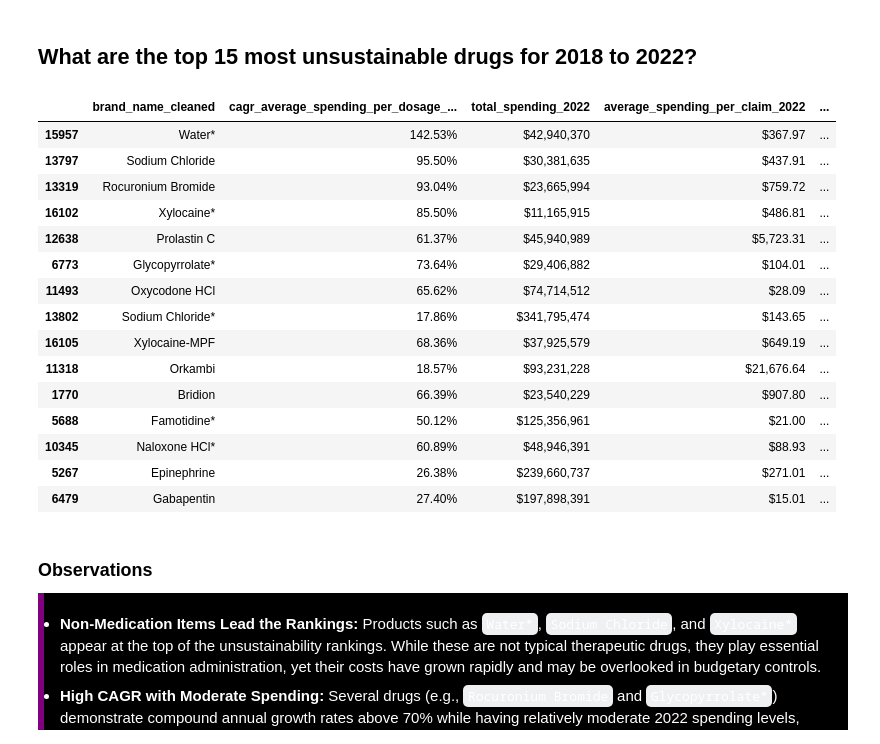
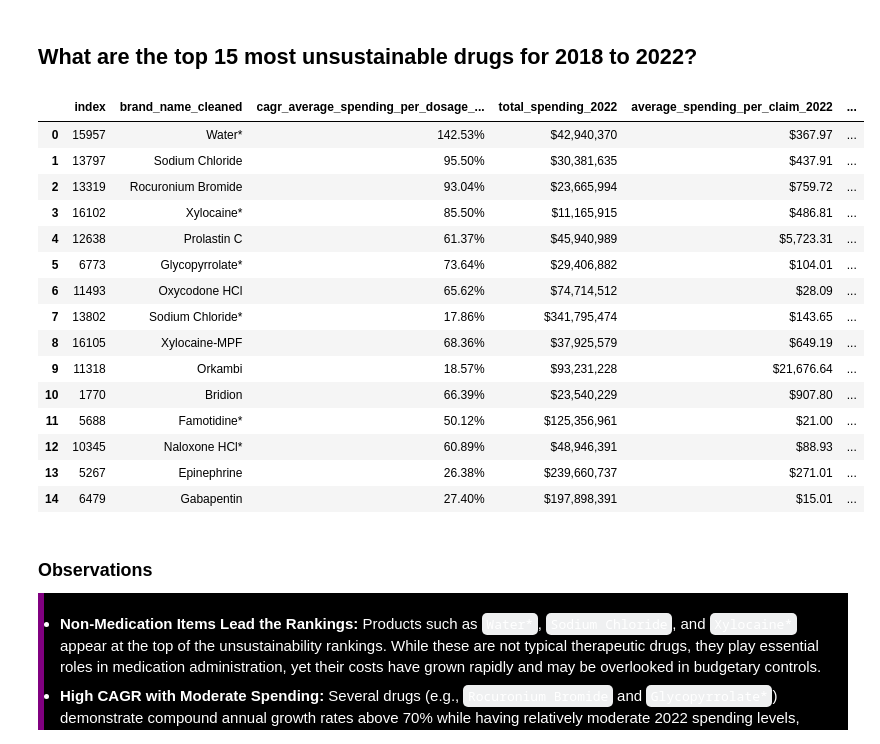
Before and after one commit to pypandalb/Medicaid_Project, a Jupyter notebook: medicaid_spending_visual_eda.ipynb, the cells around one changed output. Drawn from its saved outputs; the diff is of its cells as text; code cells hidden in the pictures.

```diff
--- a/medicaid_spending_visual_eda.ipynb
+++ b/medicaid_spending_visual_eda.ipynb
@@ -1420,50 +1411,50 @@ df_filtered = df_overall_complete[
 ].copy()
 
 df_filtered['cagr_score'] = df_filtered['cagr_average_spending_per_dosage_unit_2018_2022']
 df_filtered['spending_score'] = df_filtered['total_spending_2022'] / df_filtered['total_spending_2022'].max()
 df_filtered['claim_cost_score'] = df_filtered['average_spending_per_claim_2022'] / df_filtered['average_spending_per_claim_2022'].max()
 
 
 
 df_filtered['unsustainable_score'] = (
     df_filtered['cagr_score'] * 0.5 +
     df_filtered['spending_score'] * 0.3 +
     df_filtered['claim_cost_score'] * 0.2
 )
 
 top_15_unsustainable = df_filtered.sort_values(
     by='unsustainable_score', ascending=False
 ).head(15)[[
     'brand_name_cleaned',
     'cagr_average_spending_per_dosage_unit_2018_2022',
     'total_spending_2022',
     'average_spending_per_claim_2022',
     'unsustainable_score'
 ]]
 
 top_15_unsustainable['total_spending_2022'] = top_15_unsustainable['total_spending_2022'].apply(lambda x: f"${x:,.0f}")
 top_15_unsustainable['average_spending_per_claim_2022'] = top_15_unsustainable['average_spending_per_claim_2022'].apply(lambda x: f"${x:,.2f}")
 top_15_unsustainable['cagr_average_spending_per_dosage_unit_2018_2022'] = top_15_unsustainable['cagr_average_spending_per_dosage_unit_2018_2022'].apply(lambda x: f"{x:.2%}")
 top_15_unsustainable['unsustainable_score'] = top_15_unsustainable['unsustainable_score'].round(2)
 
-top_15_unsustainable
+top_15_unsustainable.reset_index()
 # %% [output]
-|  | brand_name_cleaned | cagr_average_spending_per_dosage_... | total_spending_2022 | average_spending_per_claim_2022 | ... |
-| 15957 | Water* | 142.53% | $42,940,370 | $367.97 | ... |
-| 13797 | Sodium Chloride | 95.50% | $30,381,635 | $437.91 | ... |
-| 13319 | Rocuronium Bromide | 93.04% | $23,665,994 | $759.72 | ... |
-| 16102 | Xylocaine* | 85.50% | $11,165,915 | $486.81 | ... |
-| 12638 | Prolastin C | 61.37% | $45,940,989 | $5,723.31 | ... |
-| 6773 | Glycopyrrolate* | 73.64% | $29,406,882 | $104.01 | ... |
-| 11493 | Oxycodone HCl | 65.62% | $74,714,512 | $28.09 | ... |
-| 13802 | Sodium Chloride* | 17.86% | $341,795,474 | $143.65 | ... |
-| 16105 | Xylocaine-MPF | 68.36% | $37,925,579 | $649.19 | ... |
-| 11318 | Orkambi | 18.57% | $93,231,228 | $21,676.64 | ... |
-| 1770 | Bridion | 66.39% | $23,540,229 | $907.80 | ... |
-| 5688 | Famotidine* | 50.12% | $125,356,961 | $21.00 | ... |
-| 10345 | Naloxone HCl* | 60.89% | $48,946,391 | $88.93 | ... |
-| 5267 | Epinephrine | 26.38% | $239,660,737 | $271.01 | ... |
-| 6479 | Gabapentin | 27.40% | $197,898,391 | $15.01 | ... |
+|  | index | brand_name_cleaned | cagr_average_spending_per_dosage_... | total_spending_2022 | average_spending_per_claim_2022 | ... |
+| 0 | 15957 | Water* | 142.53% | $42,940,370 | $367.97 | ... |
+| 1 | 13797 | Sodium Chloride | 95.50% | $30,381,635 | $437.91 | ... |
+| 2 | 13319 | Rocuronium Bromide | 93.04% | $23,665,994 | $759.72 | ... |
+| 3 | 16102 | Xylocaine* | 85.50% | $11,165,915 | $486.81 | ... |
+| 4 | 12638 | Prolastin C | 61.37% | $45,940,989 | $5,723.31 | ... |
+| 5 | 6773 | Glycopyrrolate* | 73.64% | $29,406,882 | $104.01 | ... |
+| 6 | 11493 | Oxycodone HCl | 65.62% | $74,714,512 | $28.09 | ... |
+| 7 | 13802 | Sodium Chloride* | 17.86% | $341,795,474 | $143.65 | ... |
+| 8 | 16105 | Xylocaine-MPF | 68.36% | $37,925,579 | $649.19 | ... |
+| 9 | 11318 | Orkambi | 18.57% | $93,231,228 | $21,676.64 | ... |
+| 10 | 1770 | Bridion | 66.39% | $23,540,229 | $907.80 | ... |
+| 11 | 5688 | Famotidine* | 50.12% | $125,356,961 | $21.00 | ... |
+| 12 | 10345 | Naloxone HCl* | 60.89% | $48,946,391 | $88.93 | ... |
+| 13 | 5267 | Epinephrine | 26.38% | $239,660,737 | $271.01 | ... |
+| 14 | 6479 | Gabapentin | 27.40% | $197,898,391 | $15.01 | ... |
 # %% [markdown]
 <h3 style="margin-bottom: 10px; font-weight: bold;">Observations</h3>
 <div style="
```
Also changed, not shown: parts of 10 cells of this notebook.
